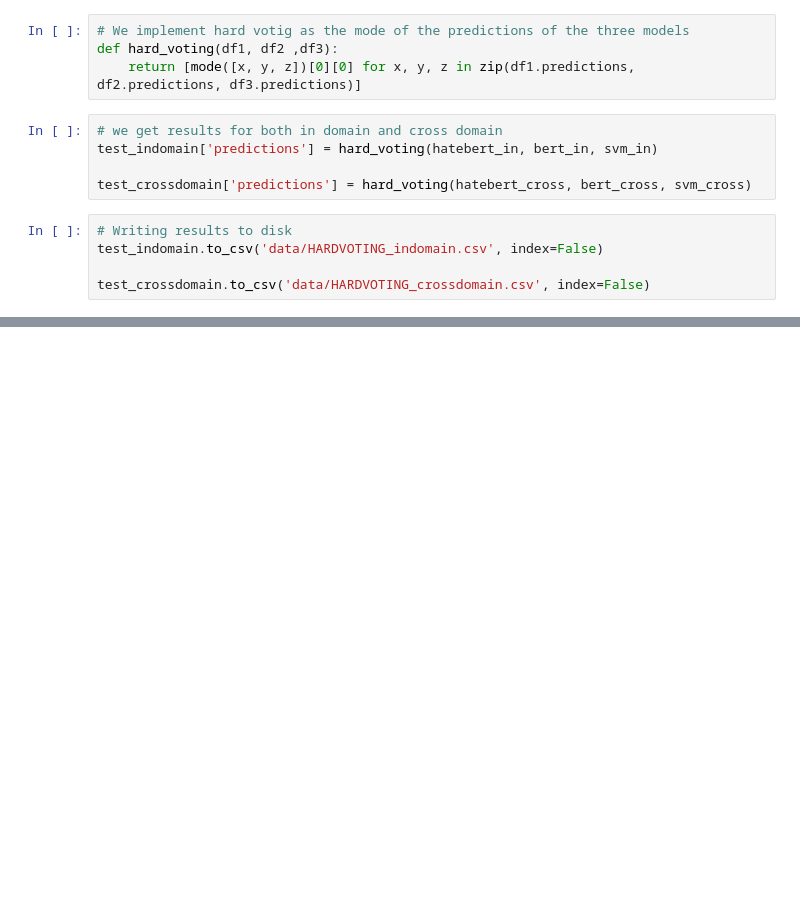
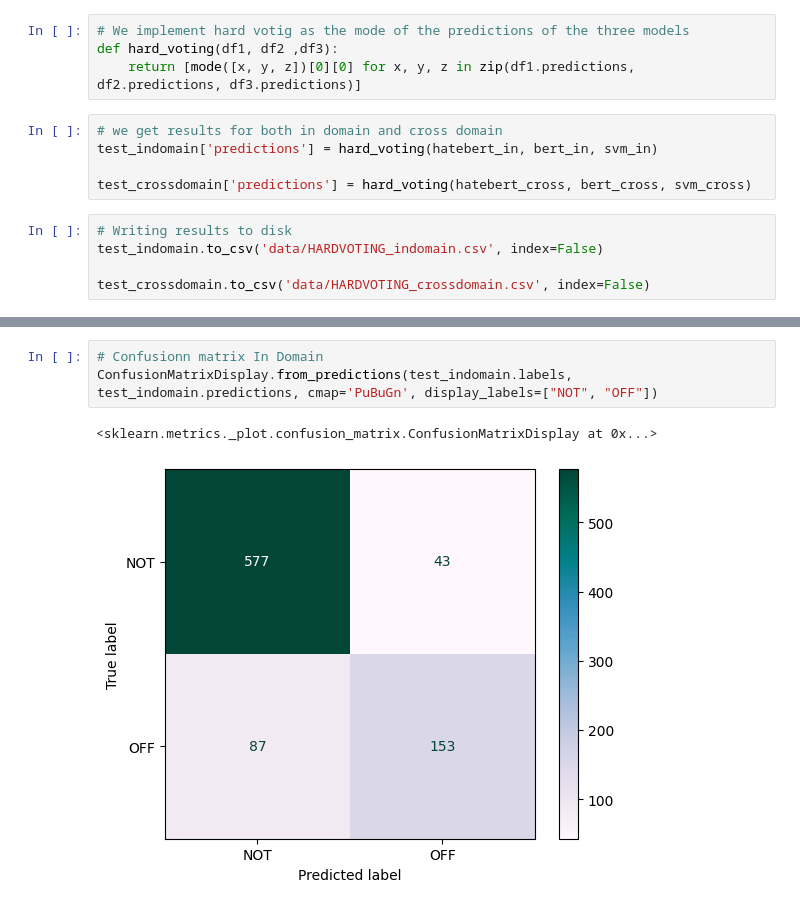
Before and after one commit to nedimazar/SM-A3, a Jupyter notebook: Hard Majority Voting.ipynb, the cells around one changed output, grey strips where cells are left out. Cells and saved outputs as stored; diff of their text form; blank space fills up the shorter version.

```diff
--- a/Hard Majority Voting.ipynb
+++ b/Hard Majority Voting.ipynb
@@ -31,0 +46,6 @@ test_crossdomain.to_csv('data/HARDVOTING_crossdomain.csv', index=False)
+# %%
+# Confusionn matrix In Domain
+ConfusionMatrixDisplay.from_predictions(test_indomain.labels, test_indomain.predictions, cmap='PuBuGn', display_labels=["NOT", "OFF"])
+# %% [output]
+<sklearn.metrics._plot.confusion_matrix.ConfusionMatrixDisplay at 0x...>
+[figure, added]
```
Also changed, not shown: parts of 4 cells of this notebook, 1 other file.
